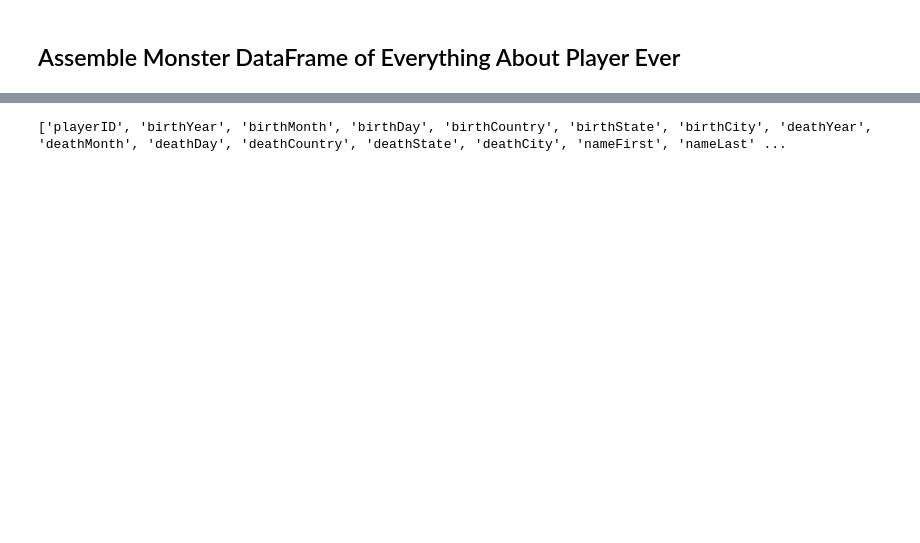
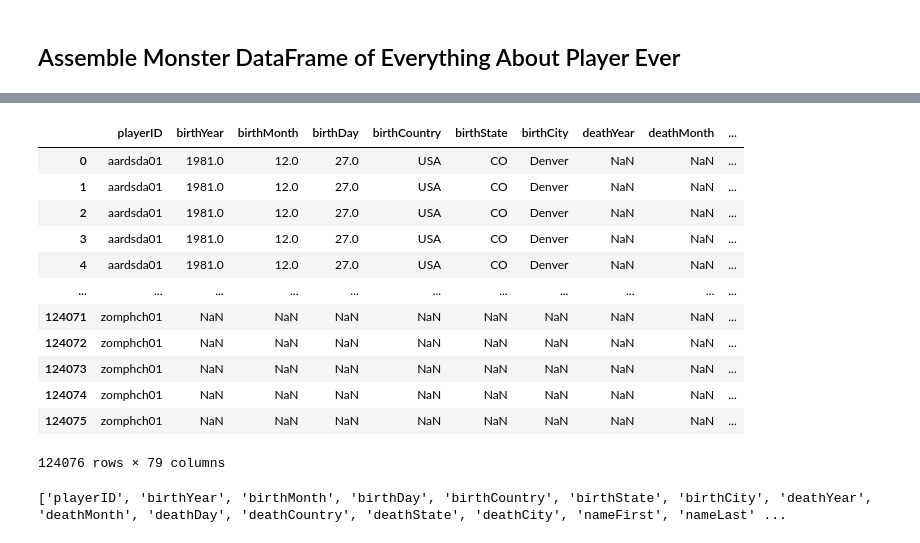
Before and after one commit to obverter/bmi-stars, a Jupyter notebook: Players.ipynb, the cells around one changed output, grey strips where cells are left out. Saved outputs shown, nothing was run; the diff lists cells and outputs as text; code cells hidden in the pictures; blank space fills up the shorter version.

```diff
--- a/Players.ipynb
+++ b/Players.ipynb
@@ -148,6 +168,22 @@ bwar_bat = bwar_bat.rename(columns={
 df = df.merge(
     bwar_bat, left_on=["playerID", "mlbID"], right_on=["playerID", "mlbID"], how="outer"
 )
+# %%
+df
+# %% [output]
+|  | playerID | birthYear | birthMonth | birthDay | birthCountry | birthState | birthCity | deathYear | deathMonth | ... |
+| 0 | aardsda01 | 1981.0 | 12.0 | 27.0 | USA | CO | Denver | NaN | NaN | ... |
+| 1 | aardsda01 | 1981.0 | 12.0 | 27.0 | USA | CO | Denver | NaN | NaN | ... |
+| 2 | aardsda01 | 1981.0 | 12.0 | 27.0 | USA | CO | Denver | NaN | NaN | ... |
+| 3 | aardsda01 | 1981.0 | 12.0 | 27.0 | USA | CO | Denver | NaN | NaN | ... |
+| 4 | aardsda01 | 1981.0 | 12.0 | 27.0 | USA | CO | Denver | NaN | NaN | ... |
+| ... | ... | ... | ... | ... | ... | ... | ... | ... | ... | ... |
+| 124071 | zomphch01 | NaN | NaN | NaN | NaN | NaN | NaN | NaN | NaN | ... |
+| 124072 | zomphch01 | NaN | NaN | NaN | NaN | NaN | NaN | NaN | NaN | ... |
+| 124073 | zomphch01 | NaN | NaN | NaN | NaN | NaN | NaN | NaN | NaN | ... |
+| 124074 | zomphch01 | NaN | NaN | NaN | NaN | NaN | NaN | NaN | NaN | ... |
+| 124075 | zomphch01 | NaN | NaN | NaN | NaN | NaN | NaN | NaN | NaN | ... |
+124076 rows × 79 columns
 # %%
 #### Add BWAR Pitching
 ##### BWAR Pitching Prep
```
Also changed, not shown: parts of 29 cells of this notebook.
